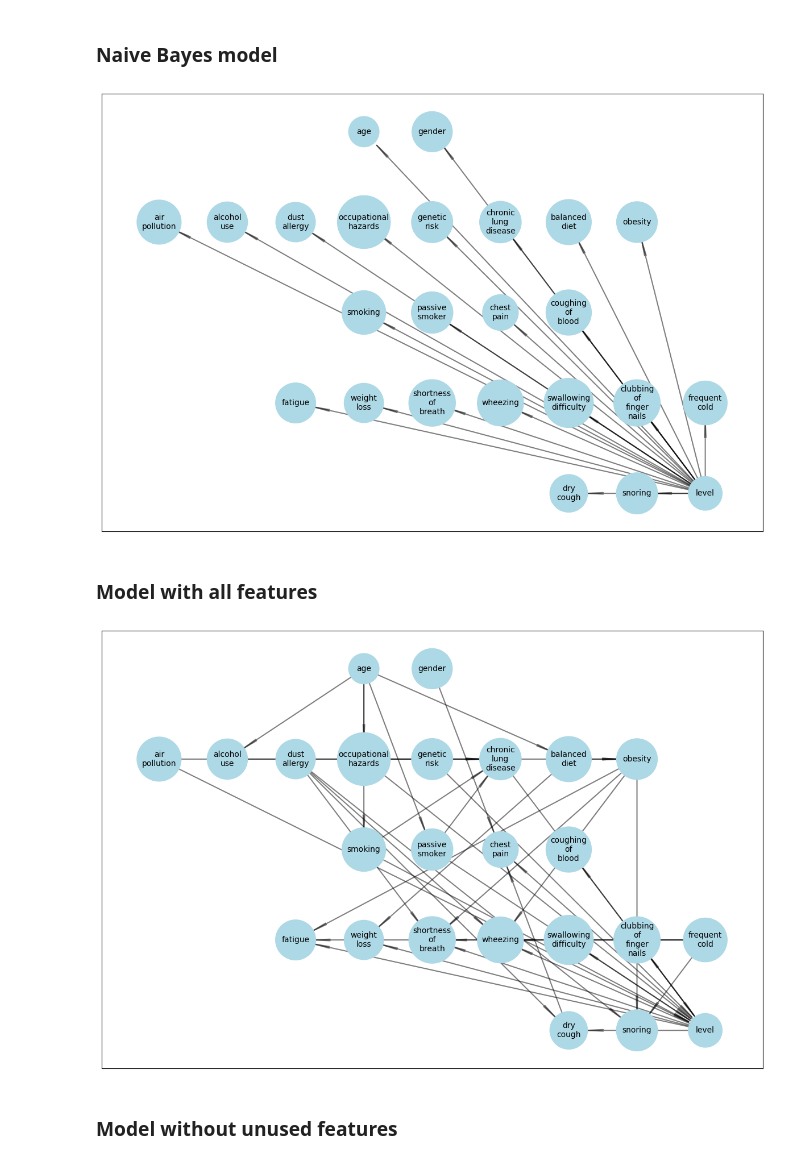
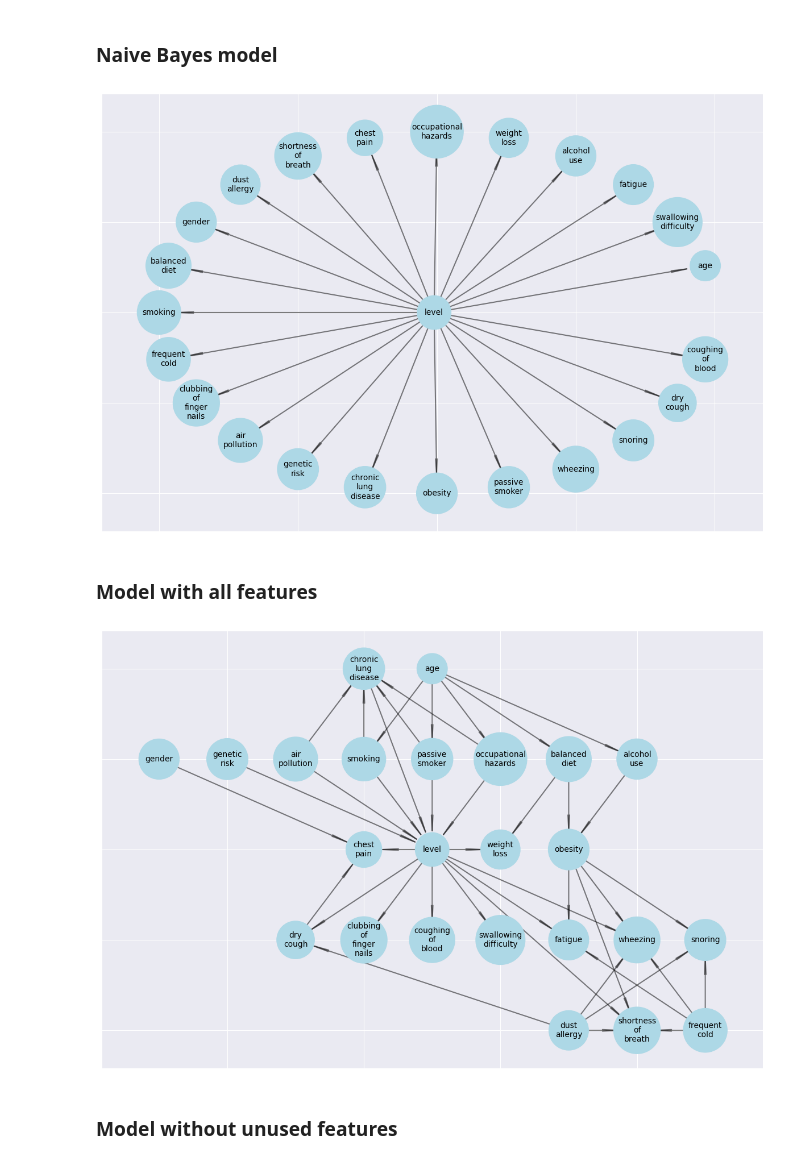
Before and after one commit to SeppiaBrilla/FAIKR_2023_MOD_3_Project, a Jupyter notebook: FAIRK_2023_MOD_3_Project.ipynb, the cells around one changed output. Cells and saved outputs as stored; diff of their text form; code cells hidden in the pictures.

```diff
--- a/FAIRK_2023_MOD_3_Project.ipynb
+++ b/FAIRK_2023_MOD_3_Project.ipynb
@@ -65,20 +67,20 @@ sns.heatmap(corr,annot=True, mask=mask);
 # %% [markdown]
 ## Models definition
 # %%
+data = data.reindex(columns=['Chronic lung disease', 'Age', 'Gender', 'Genetic risk', 'Air pollution', 'Smoking', 'Passive smoker', 'Occupational Hazards',                                             'Balanced diet', 'Alcohol use', 'Chest pain', 'Level', 'Weight loss', 'Obesity', 'Dry cough', 'Clubbing of finger nails',                                                  'Coughing of blood', 'Swallowing difficulty', 'Fatigue', 'Wheezing', 'Snoring', 'Dust allergy', 'Shortness of breath',                                                     'Frequent cold'])
+
 data.columns = [node.replace(" ", "\n").lower() for node in data.columns.values]
 target = target.lower()
 data_train, data_test = train_test_split(data, random_state=random_state)
 # %% [markdown]
 ### Naive Bayes model
 # %%
-
 nb_model = NaiveBayes(
     feature_vars=data.columns.values[data.columns.values != target],
-    dependent_var=target
-)
-draw_net(data.columns.values, nb_model)
+    dependent_var=target)
+draw_net(data.columns.values, nb_model, style=2)
 # %% [output]
-[figure, old version]
+[figure, new version]
 # %% [markdown]
 ### Model with all features
 # %%
@@ -106,7 +108,7 @@ arcs = [(t[0].replace(" ", "\n"), t[1].replace(" ", "\n")) for t in arcs]
 full_bn_model = BayesianNetwork(arcs)
 draw_net(full_nodes_set, full_bn_model)
 # %% [output]
-[figure, old version]
+[figure, new version]
 # %% [markdown]
 ### Model without unused features
 # %%
```
Also changed, not shown: parts of 5 cells of this notebook, 1 other file.
